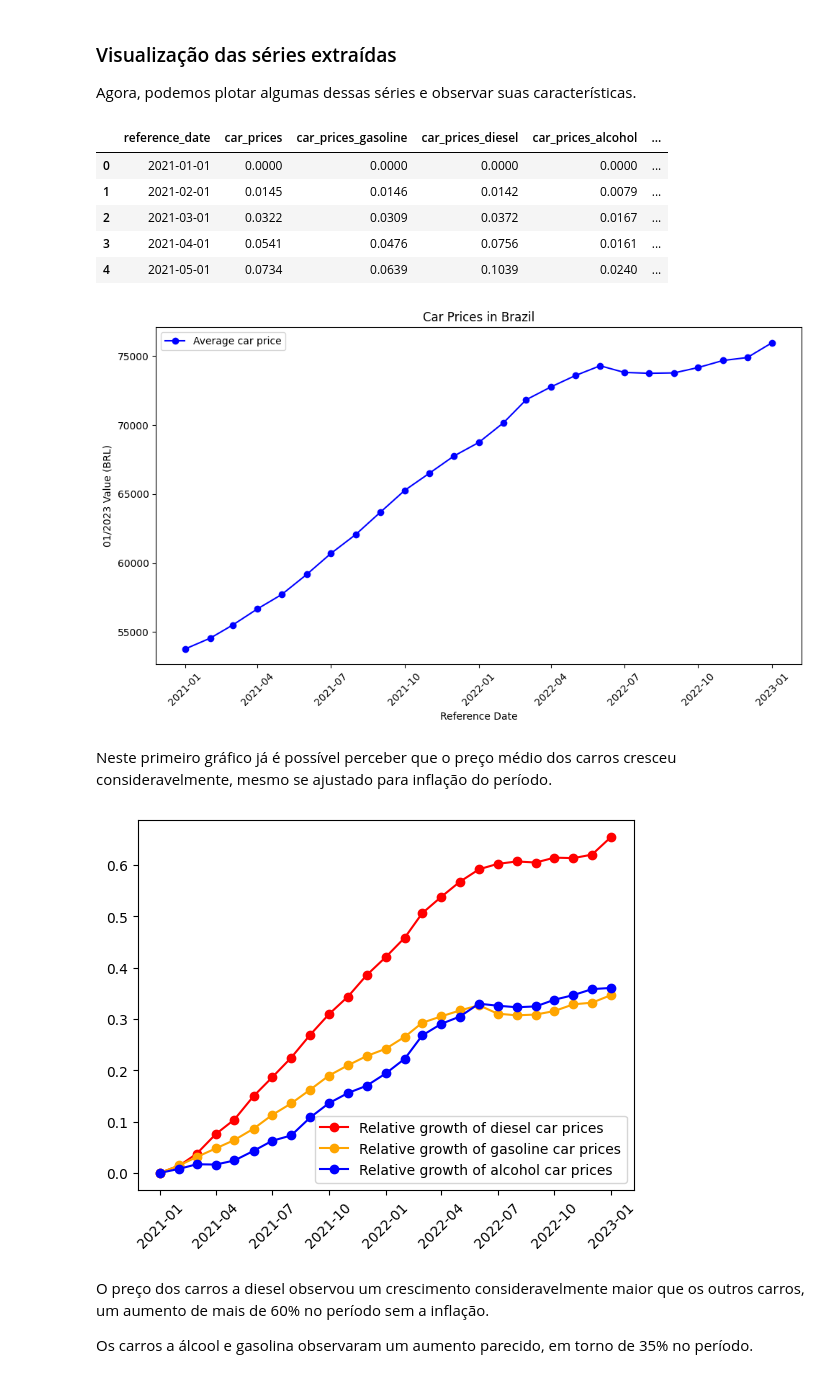
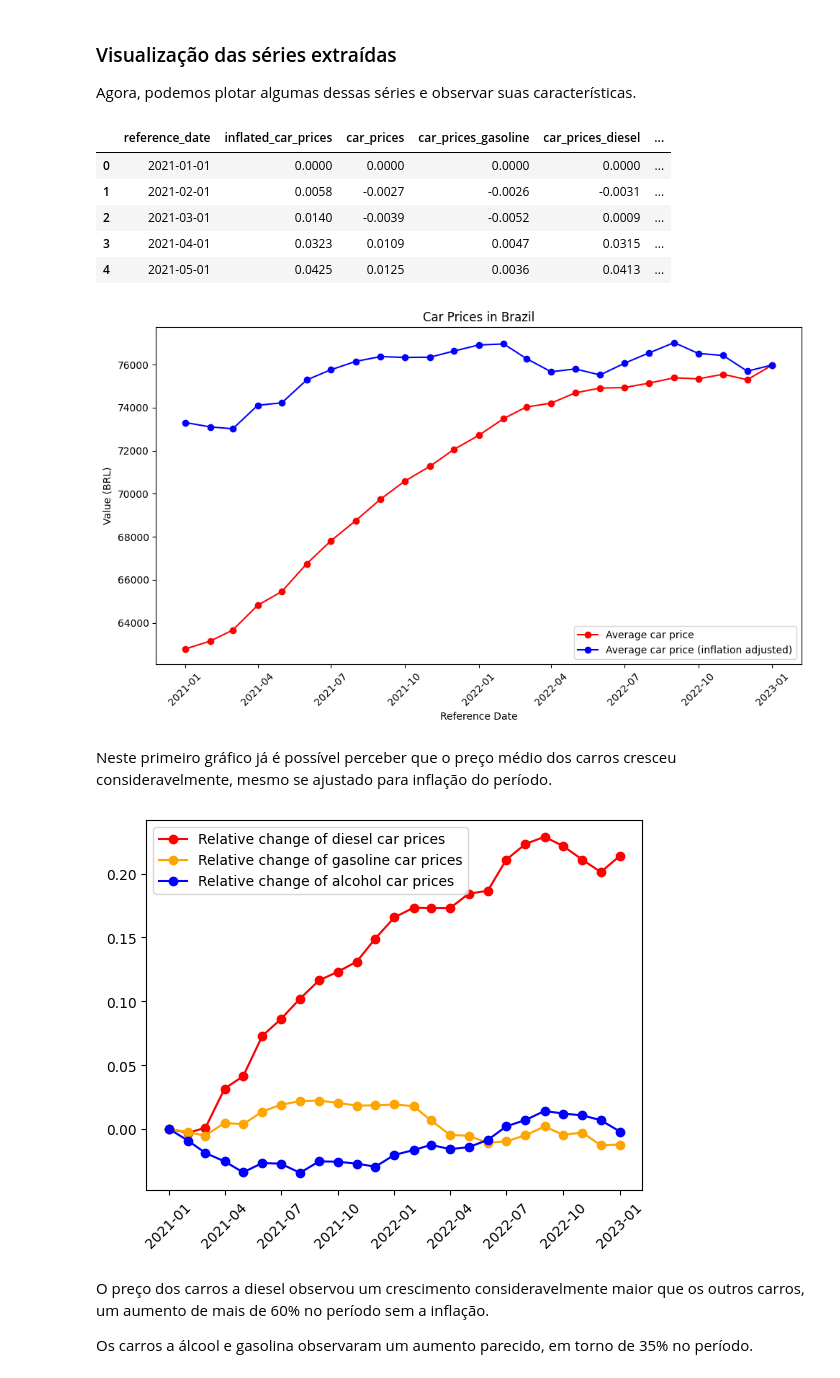
Before and after one commit to joaoqcouto/inf1032-car-prices, a Jupyter notebook: car-prices.ipynb, the cells around one changed output. Cells and saved outputs as stored; diff of their text form; code cells hidden in the pictures.

```diff
--- a/car-prices.ipynb
+++ b/car-prices.ipynb
@@ -451,7 +473,8 @@ Name: count, dtype: int64
 # %%
 # corrigindo valores
 df_timeseries = df.copy()
-df_timeseries['avg_price_brl'] = df_timeseries['avg_price_brl']*df_timeseries['ipca_index']
+df_timeseries['avg_price_inflation'] = df_timeseries['avg_price_brl']
+df_timeseries['avg_price_brl'] = df_timeseries['avg_price_brl']/df_timeseries['ipca_index']
 df_timeseries.drop(['ipca_index'], axis=1, inplace=True)
 df_timeseries.head()
 # %% [output]
@@ -465,28 +488,31 @@ df_timeseries.head()
 # agrupando dados por reference_date
 df_timeseries = df_timeseries.groupby('reference_date').agg(
     # preço médio geral dos carros
+    inflated_car_prices=('avg_price_inflation', 'mean'),
+
+    # preço médio geral dos carros
     car_prices=('avg_price_brl', 'mean'),
 
     # preço médio dos carros a gasolina
-    car_prices_gasoline=('avg_price_brl', lambda x: x[df['fuel'] == 'Gasoline'].mean()),
+    car_prices_gasoline=('avg_price_brl', lambda x: x[df_timeseries['fuel'] == 'Gasoline'].mean()),
 
     # preço médio dos carros a diesel
-    car_prices_diesel=('avg_price_brl', lambda x: x[df['fuel'] == 'Diesel'].mean()),
+    car_prices_diesel=('avg_price_brl', lambda x: x[df_timeseries['fuel'] == 'Diesel'].mean()),
 
     # preço médio dos carros a álcool
-    car_prices_alcohol=('avg_price_brl', lambda x: x[df['fuel'] == 'Alcohol'].mean()),
+    car_prices_alcohol=('avg_price_brl', lambda x: x[df_timeseries['fuel'] == 'Alcohol'].mean()),
 
     # preço médio dos carros automáticos
-    car_prices_automatic=('avg_price_brl', lambda x: x[df['gear'] == 'automatic'].mean()),
+    car_prices_automatic=('avg_price_brl', lambda x: x[df_timeseries['gear'] == 'automatic'].mean()),
 
     # preço médio dos carros manuais
-    car_prices_manual=('avg_price_brl', lambda x: x[df['gear'] == 'manual'].mean()),
+    car_prices_manual=('avg_price_brl', lambda x: x[df_timeseries['gear'] == 'manual'].mean()),
 
     # preço médio dos carros 'novos' (ano de lançamento e 2 anteriores)
-    car_prices_new=('avg_price_brl', lambda x: x[df['age_model'] <= 1].mean()),
+    car_prices_new=('avg_price_brl', lambda x: x[df_timeseries['year_model'] >= 2021].mean()),
 
     # preço médio dos carros 'antigos' (10 anos ou mais)
-    car_prices_old=('avg_price_brl', lambda x: x[df['age_model'] >= 10].mean())
+    car_prices_old=('avg_price_brl', lambda x: x[df['year_model'] <= 2010].mean())
 ).reset_index()
 
 # ordenando por reference_date
@@ -517,21 +543,22 @@ for col in df_normalized_ts.columns:
 
 df_normalized_ts.head()
 # %% [output]
-|  | reference_date | car_prices | car_prices_gasoline | car_prices_diesel | car_prices_alcohol | ... |
+|  | reference_date | inflated_car_prices | car_prices | car_prices_gasoline | car_prices_diesel | ... |
 | 0 | 2021-01-01 | 0.0000 | 0.0000 | 0.0000 | 0.0000 | ... |
-| 1 | 2021-02-01 | 0.0145 | 0.0146 | 0.0142 | 0.0079 | ... |
-| 2 | 2021-03-01 | 0.0322 | 0.0309 | 0.0372 | 0.0167 | ... |
-| 3 | 2021-04-01 | 0.0541 | 0.0476 | 0.0756 | 0.0161 | ... |
-| 4 | 2021-05-01 | 0.0734 | 0.0639 | 0.1039 | 0.0240 | ... |
+| 1 | 2021-02-01 | 0.0058 | -0.0027 | -0.0026 | -0.0031 | ... |
+| 2 | 2021-03-01 | 0.0140 | -0.0039 | -0.0052 | 0.0009 | ... |
+| 3 | 2021-04-01 | 0.0323 | 0.0109 | 0.0047 | 0.0315 | ... |
+| 4 | 2021-05-01 | 0.0425 | 0.0125 | 0.0036 | 0.0413 | ... |
 # %%
 plt.figure(figsize=(10, 6))
 
 # average car price series
-plt.plot(df_timeseries['reference_date'], df_timeseries['car_prices'], label='Average car price', color='blue', marker='o')
+plt.plot(df_timeseries['reference_date'], df_timeseries['inflated_car_prices'], label='Average car price', color='red', marker='o')
+plt.plot(df_timeseries['reference_date'], df_timeseries['car_prices'], label='Average car price (inflation adjusted)', color='blue', marker='o')
 
 # Add labels and title
 plt.xlabel('Reference Date')
-plt.ylabel('01/2023 Value (BRL)')
+plt.ylabel('Value (BRL)')
 plt.title('Car Prices in Brazil')
 
 # Rotate x-axis labels for better readability
@@ -544,30 +571,30 @@ plt.legend()
 plt.tight_layout()
 plt.show()
 # %% [output]
-[figure, old version]
+[figure, new version]
 # %% [markdown]
 Neste primeiro gráfico já é possível perceber que o preço médio dos carros cresceu consideravelmente, mesmo se ajustado para inflação do período.
 # %%
 # Clear only the current axes (the data/series)
 plt.gca().cla()
 
 # Plot the new series (car prices for automatic and manual cars)
-plt.plot(df_normalized_ts['reference_date'], df_normalized_ts['car_prices_diesel'], label='Relative growth of diesel car prices', color='red', marker='o')
-plt.plot(df_normalized_ts['reference_date'], df_normalized_ts['car_prices_gasoline'], label='Relative growth of gasoline car prices', color='orange', marker='o')
-plt.plot(df_normalized_ts['reference_date'], df_normalized_ts['car_prices_alcohol'], label='Relative growth of alcohol car prices', color='blue', marker='o')
+plt.plot(df_normalized_ts['reference_date'], df_normalized_ts['car_prices_diesel'], label='Relative change of diesel car prices', color='red', marker='o')
+plt.plot(df_normalized_ts['reference_date'], df_normalized_ts['car_prices_gasoline'], label='Relative change of gasoline car prices', color='orange', marker='o')
+plt.plot(df_normalized_ts['reference_date'], df_normalized_ts['car_prices_alcohol'], label='Relative change of alcohol car prices', color='blue', marker='o')
 
 
 # Update the legend (since it's associated with the new series)
 plt.legend()
 
 # Rotate x-axis labels for better readability
 plt.xticks(rotation=45)
 
 # Show the updated plot
 plt.draw()
 plt.show()
 # %% [output]
-[figure, old version]
+[figure, new version]
 # %% [markdown]
 O preço dos carros a diesel observou um crescimento consideravelmente maior que os outros carros, um aumento de mais de 60% no período sem a inflação.
 
```
Also changed, not shown: parts of 30 cells of this notebook.
